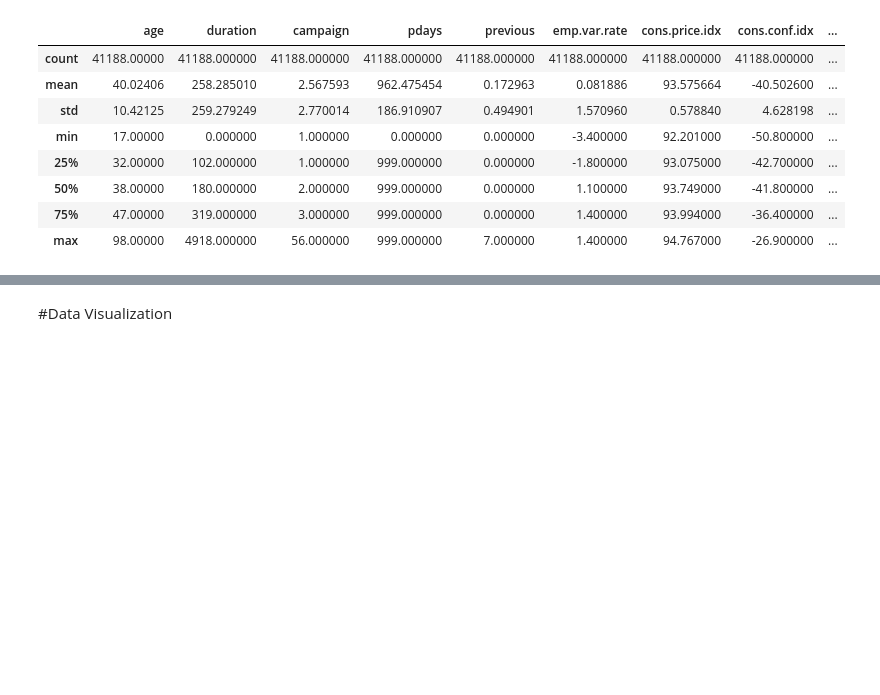
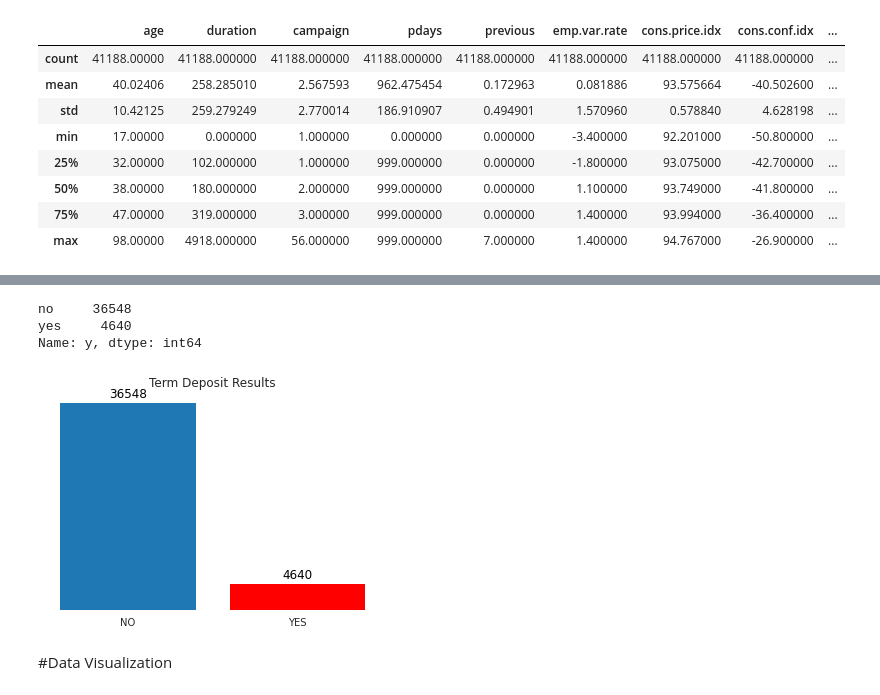
Before and after one commit to Sahel-Eskandar/Term-Deposit, a Jupyter notebook: Notebook/preprocessing.ipynb, the cells around one changed output, grey strips where cells are left out. Cells and saved outputs as stored; diff of their text form; code cells hidden in the pictures; blank space fills up the shorter version.

```diff
--- a/Notebook/preprocessing.ipynb
+++ b/Notebook/preprocessing.ipynb
@@ -128,3 +189,38 @@ df.describe()
+# %%
+Y_Val = df.y.value_counts()
+Y_Val
+# %% [output]
+no     36548
+yes     4640
+Name: y, dtype: int64
+# %%
+Y_Val = df.y.value_counts()
+plt.figure(figsize=(6,4))
+bars = plt.bar(x = ['NO', 'YES'], height= Y_Val, align='center', linewidth=0,color = ['blue','red'])
+bars[0].set_color('#1F77B4')
+plt.grid(False)
+plt.title('Term Deposit Results')
+for spine in plt.gca().spines.values():
+    spine.set_visible(False)
+plt.yticks([])
+for bar in bars:
+    # Unfortunately, this means doing
+    # a little bit of playing with padding.
+    # Here I'll set up the x location to the bar
+    # x plus the width divided by two and
+    # the y location to be
+    # the bar height minus five.
+
+    # It might seem weird to get the middle
+    # of the bar in the x dimension, but
+    # that's because I'm setting the label
+    # to center itself, horizontally.
+
+    height = bar.get_height()
+    plt.gca().text(bar.get_x() + bar.get_width() / 2, bar.get_height()+1000, str(int(height)),
+                   ha='center', color='black', fontsize=12)
+# %% [output]
+[figure, added]
 # %% [markdown]
 #Data Visualization
 # %%
```
Also changed, not shown: parts of 14 cells of this notebook.
